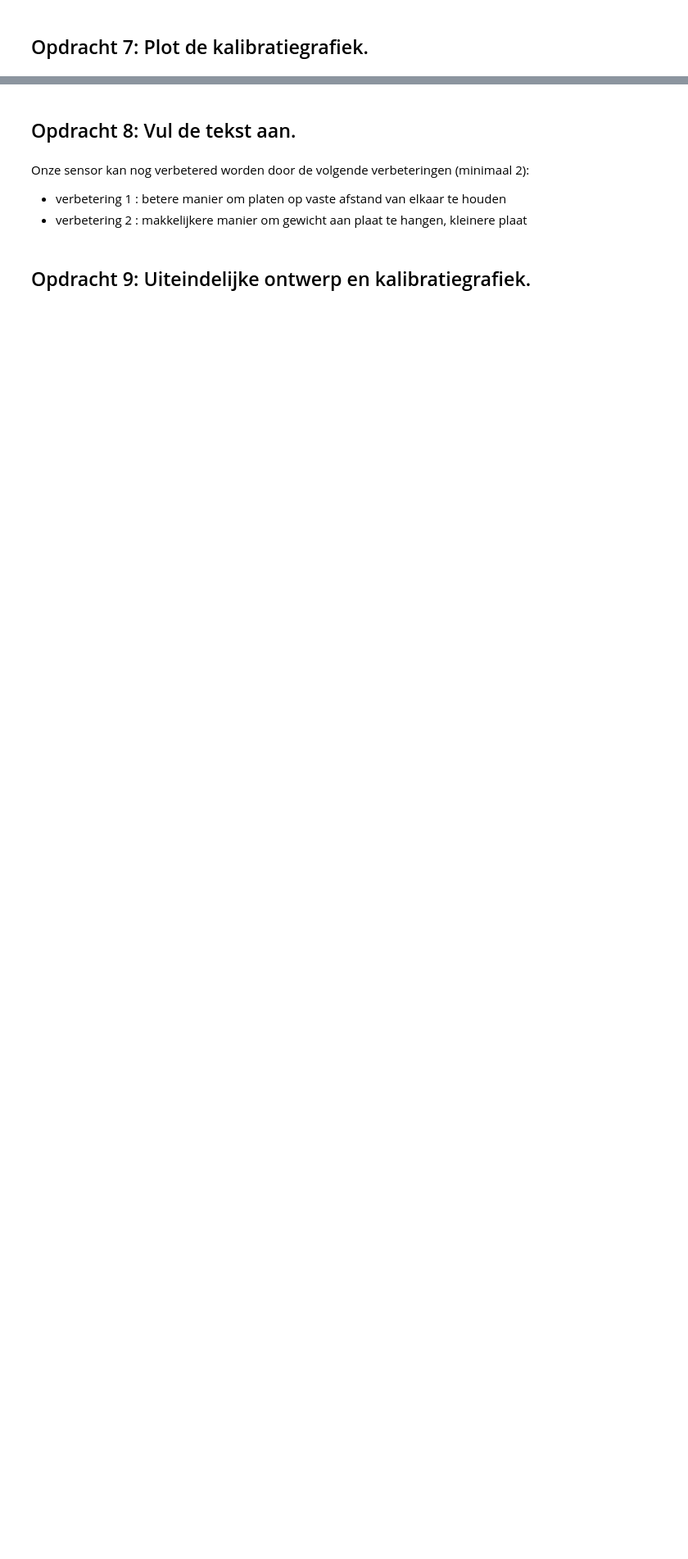
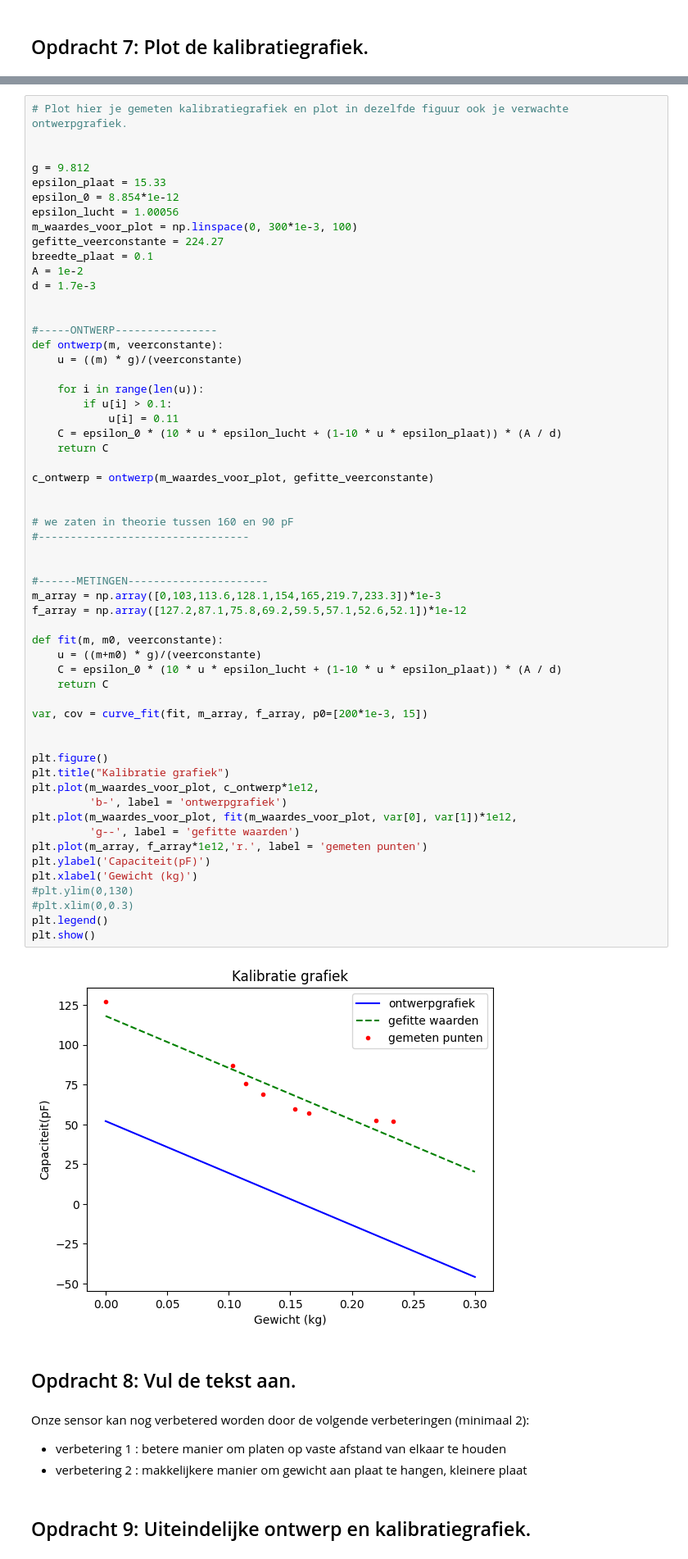
Before and after one commit to Rune-TuDelft/opdrachten-DEF-D, a Jupyter notebook: FysiekeOntwerpopdrachten/2OntwerpEenSensorCondensator/DEFOntwerpopdracht2OntwerpEenSensorInvulTemplate.ipynb, the cells around one changed output, grey strips where cells are left out. Shown at 82% size. Saved outputs shown, nothing was run; the diff lists cells and outputs as text; blank space fills up the shorter version.

```diff
--- a/FysiekeOntwerpopdrachten/2OntwerpEenSensorCondensator/DEFOntwerpopdracht2OntwerpEenSensorInvulTemplate.ipynb
+++ b/FysiekeOntwerpopdrachten/2OntwerpEenSensorCondensator/DEFOntwerpopdracht2OntwerpEenSensorInvulTemplate.ipynb
@@ -246,3 +182,62 @@ plt.legend()
+# %%
+# Plot hier je gemeten kalibratiegrafiek en plot in dezelfde figuur ook je verwachte ontwerpgrafiek.
+
+
+g = 9.812
+epsilon_plaat = 15.33
+epsilon_0 = 8.854*1e-12
+epsilon_lucht = 1.00056
+m_waardes_voor_plot = np.linspace(0, 300*1e-3, 100)
+gefitte_veerconstante = 224.27
+breedte_plaat = 0.1
+A = 1e-2
+d = 1.7e-3
+
+
+#-----ONTWERP----------------
+def ontwerp(m, veerconstante):
+    u = ((m) * g)/(veerconstante)
+
+    for i in range(len(u)):
+        if u[i] > 0.1:
+            u[i] = 0.11
+    C = epsilon_0 * (10 * u * epsilon_lucht + (1-10 * u * epsilon_plaat)) * (A / d)
+    return C
+
+c_ontwerp = ontwerp(m_waardes_voor_plot, gefitte_veerconstante)
+
+
+# we zaten in theorie tussen 160 en 90 pF
+#---------------------------------
+
+
+#------METINGEN----------------------
+m_array = np.array([0,103,113.6,128.1,154,165,219.7,233.3])*1e-3
+f_array = np.array([127.2,87.1,75.8,69.2,59.5,57.1,52.6,52.1])*1e-12
+
+def fit(m, m0, veerconstante):
+    u = ((m+m0) * g)/(veerconstante)
+    C = epsilon_0 * (10 * u * epsilon_lucht + (1-10 * u * epsilon_plaat)) * (A / d)
+    return C
+
+var, cov = curve_fit(fit, m_array, f_array, p0=[200*1e-3, 15])
+
+
+plt.figure()
+plt.title("Kalibratie grafiek")
+plt.plot(m_waardes_voor_plot, c_ontwerp*1e12,
+         'b-', label = 'ontwerpgrafiek')
+plt.plot(m_waardes_voor_plot, fit(m_waardes_voor_plot, var[0], var[1])*1e12,
+         'g--', label = 'gefitte waarden')
+plt.plot(m_array, f_array*1e12,'r.', label = 'gemeten punten')
+plt.ylabel('Capaciteit(pF)')
+plt.xlabel('Gewicht (kg)')
+#plt.ylim(0,130)
+#plt.xlim(0,0.3)
+plt.legend()
+plt.show()
+# %% [output]
+[figure, added]
 # %% [markdown]
 ## Opdracht 8: Vul de tekst aan.
 # %% [markdown]
```
Also changed, not shown: parts of 5 cells of this notebook.
